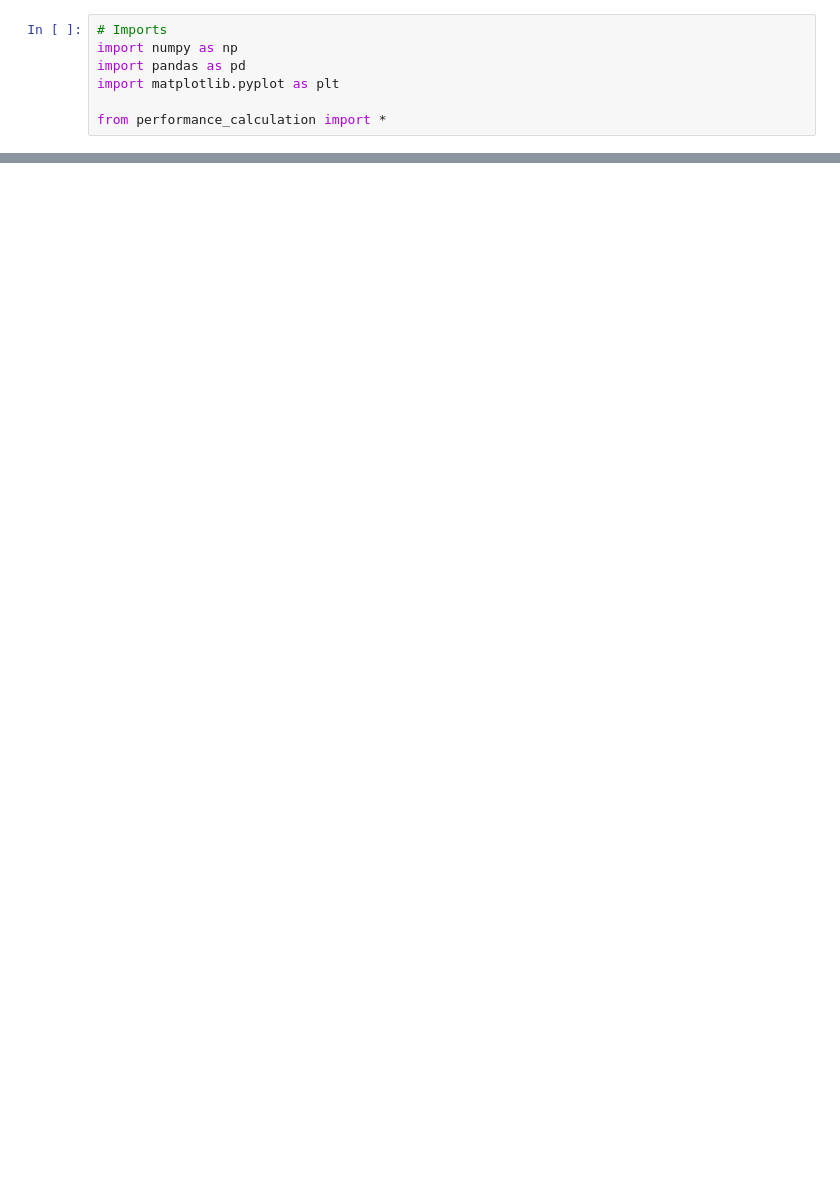
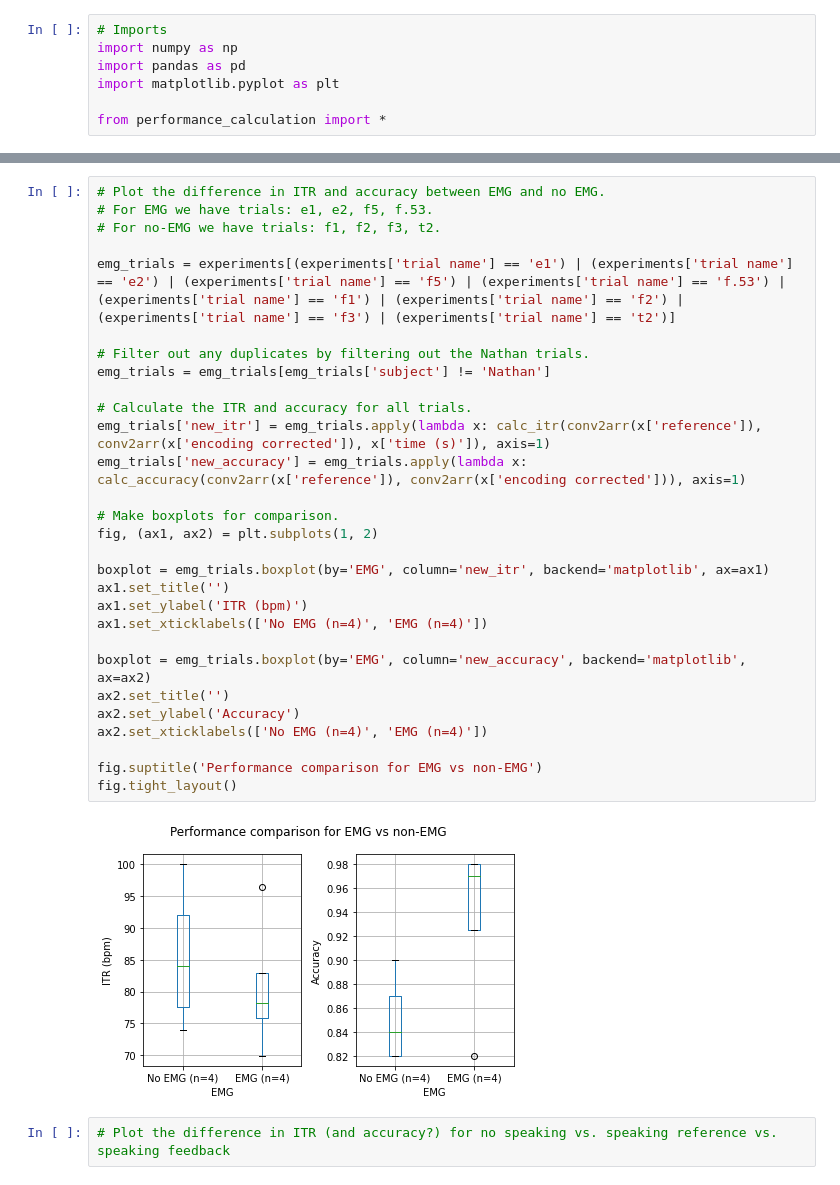
Before and after one commit to scidex/imu-vibration-itr-maximization, a Jupyter notebook: System Analysis.ipynb, the cells around one changed output, grey strips where cells are left out. Cells and saved outputs as stored; diff of their text form; blank space fills up the shorter version.

```diff
--- a/System Analysis.ipynb
+++ b/System Analysis.ipynb
@@ -55,0 +114,33 @@ ValueError: operands could not be broadcast together with shapes (1,49) (1,50)
+# %%
+# Plot the difference in ITR and accuracy between EMG and no EMG.
+# For EMG we have trials: e1, e2, f5, f.53.
+# For no-EMG we have trials: f1, f2, f3, t2.
+
+emg_trials = experiments[(experiments['trial name'] == 'e1') | (experiments['trial name'] == 'e2') | (experiments['trial name'] == 'f5') | (experiments['trial name'] == 'f.53') | (experiments['trial name'] == 'f1') | (experiments['trial name'] == 'f2') | (experiments['trial name'] == 'f3') | (experiments['trial name'] == 't2')]
+
+# Filter out any duplicates by filtering out the Nathan trials.
+emg_trials = emg_trials[emg_trials['subject'] != 'Nathan']
+
+# Calculate the ITR and accuracy for all trials.
+emg_trials['new_itr'] = emg_trials.apply(lambda x: calc_itr(conv2arr(x['reference']), conv2arr(x['encoding corrected']), x['time (s)']), axis=1)
+emg_trials['new_accuracy'] = emg_trials.apply(lambda x: calc_accuracy(conv2arr(x['reference']), conv2arr(x['encoding corrected'])), axis=1)
+
+# Make boxplots for comparison.
+fig, (ax1, ax2) = plt.subplots(1, 2)
+
+boxplot = emg_trials.boxplot(by='EMG', column='new_itr', backend='matplotlib', ax=ax1)
+ax1.set_title('')
+ax1.set_ylabel('ITR (bpm)')
+ax1.set_xticklabels(['No EMG (n=4)', 'EMG (n=4)'])
+
+boxplot = emg_trials.boxplot(by='EMG', column='new_accuracy', backend='matplotlib', ax=ax2)
+ax2.set_title('')
+ax2.set_ylabel('Accuracy')
+ax2.set_xticklabels(['No EMG (n=4)', 'EMG (n=4)'])
+
+fig.suptitle('Performance comparison for EMG vs non-EMG')
+fig.tight_layout()
+# %% [output]
+[figure, added]
+# %%
+# Plot the difference in ITR (and accuracy?) for no speaking vs. speaking reference vs. speaking feedback
```
Also changed, not shown: parts of 4 cells of this notebook.
